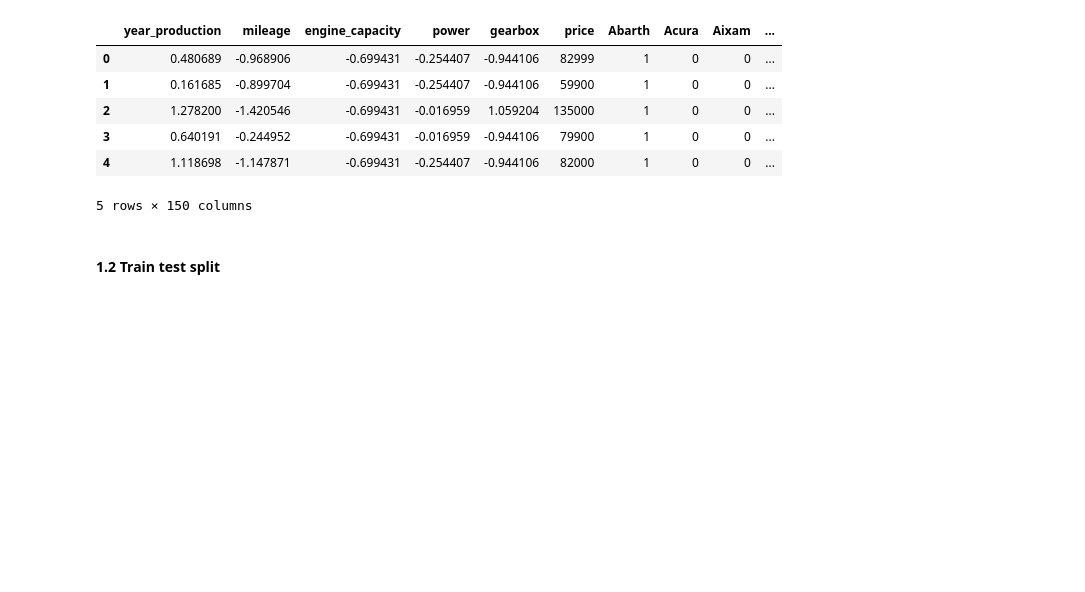
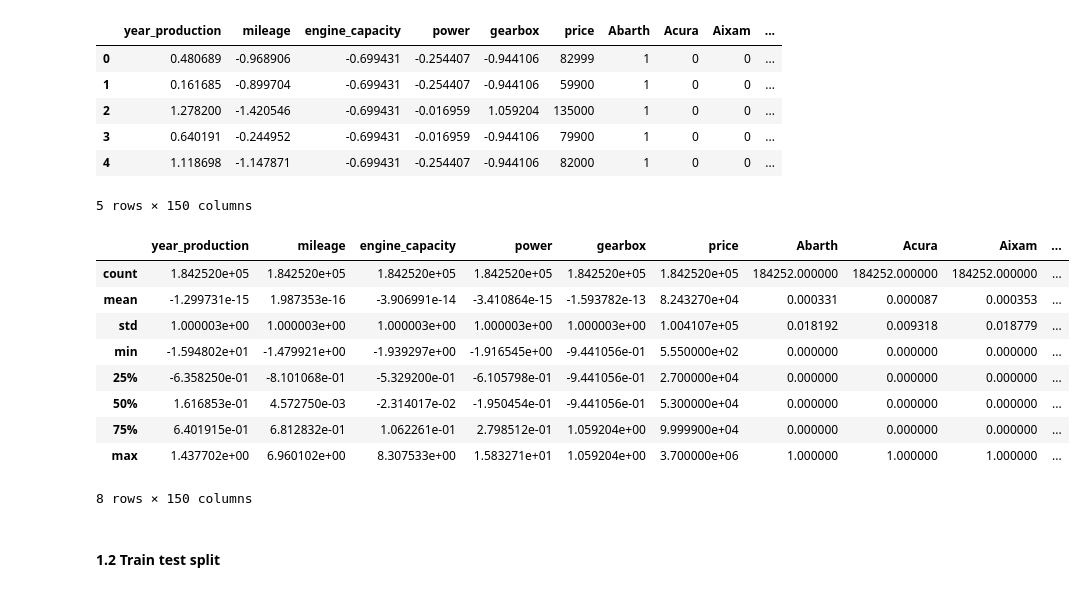
Before and after one commit to KarolinaSolarska/Predictive-Analytics-for-Car-Pricing, a Jupyter notebook: Model1_ZK.ipynb, the cells around one changed output. Drawn from its saved outputs; the diff is of its cells as text; code cells hidden in the pictures; blank space fills up the shorter version.

```diff
--- a/Model1_ZK.ipynb
+++ b/Model1_ZK.ipynb
@@ -60,6 +60,19 @@ df.head(5)
 | 3 | 0.640191 | -0.244952 | -0.699431 | -0.016959 | -0.944106 | 79900 | 1 | 0 | 0 | ... |
 | 4 | 1.118698 | -1.147871 | -0.699431 | -0.254407 | -0.944106 | 82000 | 1 | 0 | 0 | ... |
 5 rows × 150 columns
+# %%
+df.describe()
+# %% [output]
+|  | year_production | mileage | engine_capacity | power | gearbox | price | Abarth | Acura | Aixam | ... |
+| count | 1.842520e+05 | 1.842520e+05 | 1.842520e+05 | 1.842520e+05 | 1.842520e+05 | 1.842520e+05 | 184252.000000 | 184252.000000 | 184252.000000 | ... |
+| mean | -1.299731e-15 | 1.987353e-16 | -3.906991e-14 | -3.410864e-15 | -1.593782e-13 | 8.243270e+04 | 0.000331 | 0.000087 | 0.000353 | ... |
+| std | 1.000003e+00 | 1.000003e+00 | 1.000003e+00 | 1.000003e+00 | 1.000003e+00 | 1.004107e+05 | 0.018192 | 0.009318 | 0.018779 | ... |
+| min | -1.594802e+01 | -1.479921e+00 | -1.939297e+00 | -1.916545e+00 | -9.441056e-01 | 5.550000e+02 | 0.000000 | 0.000000 | 0.000000 | ... |
+| 25% | -6.358250e-01 | -8.101068e-01 | -5.329200e-01 | -6.105798e-01 | -9.441056e-01 | 2.700000e+04 | 0.000000 | 0.000000 | 0.000000 | ... |
+| 50% | 1.616853e-01 | 4.572750e-03 | -2.314017e-02 | -1.950454e-01 | -9.441056e-01 | 5.300000e+04 | 0.000000 | 0.000000 | 0.000000 | ... |
+| 75% | 6.401915e-01 | 6.812832e-01 | 1.062261e-01 | 2.798512e-01 | 1.059204e+00 | 9.999900e+04 | 0.000000 | 0.000000 | 0.000000 | ... |
+| max | 1.437702e+00 | 6.960102e+00 | 8.307533e+00 | 1.583271e+01 | 1.059204e+00 | 3.700000e+06 | 1.000000 | 1.000000 | 1.000000 | ... |
+8 rows × 150 columns
 # %% [markdown]
 #### 1.2 Train test split
 # %%
```
Also changed, not shown: parts of 40 cells of this notebook.
